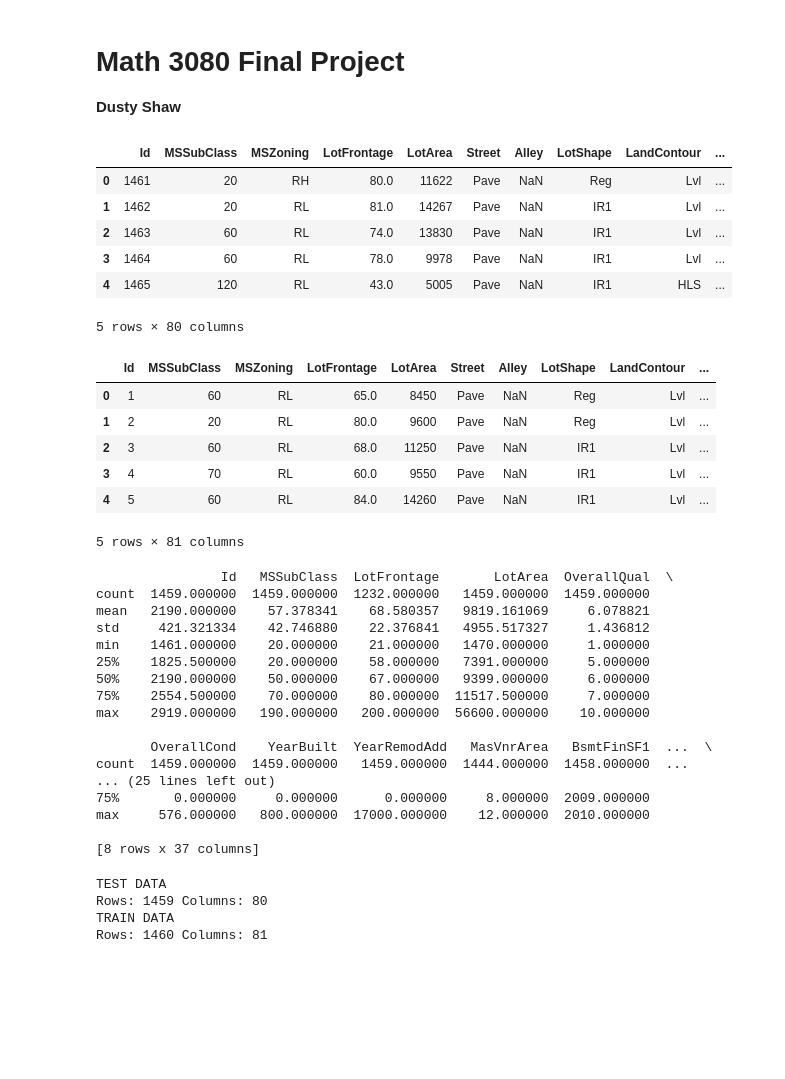
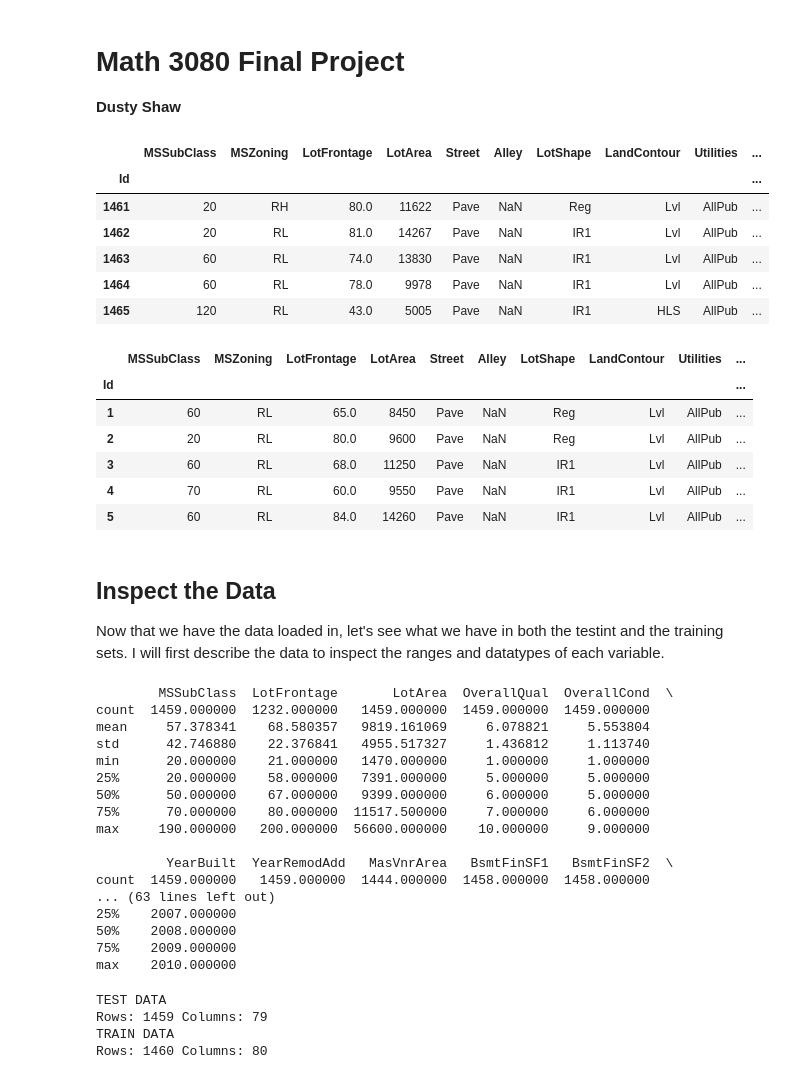
Before and after one commit to dustyshaw/Data_Sci_Final, a Jupyter notebook: Math_3080_Final.ipynb, the cells around one changed output. Cells and saved outputs as stored; diff of their text form; code cells hidden in the pictures; blank space fills up the shorter version.

```diff
--- a/Math_3080_Final.ipynb
+++ b/Math_3080_Final.ipynb
@@ -6,49 +8,53 @@ import pandas as pd
 # %%
 # Load the data
 
-test = pd.read_csv("C:/Users/shust/source/repos/Data_Sci_Final/Data/test.csv");
-train = pd.read_csv("C:/Users/shust/source/repos/Data_Sci_Final/Data/train.csv");
+test = pd.read_csv("Data/test.csv", index_col='Id');
+train = pd.read_csv("Data/train.csv", index_col='Id');
 
 
 display(test.head());
 display(train.head());
 # %% [output]
-|  | Id | MSSubClass | MSZoning | LotFrontage | LotArea | Street | Alley | LotShape | LandContour | ... |
-| 0 | 1461 | 20 | RH | 80.0 | 11622 | Pave | NaN | Reg | Lvl | ... |
-| 1 | 1462 | 20 | RL | 81.0 | 14267 | Pave | NaN | IR1 | Lvl | ... |
-| 2 | 1463 | 60 | RL | 74.0 | 13830 | Pave | NaN | IR1 | Lvl | ... |
-| 3 | 1464 | 60 | RL | 78.0 | 9978 | Pave | NaN | IR1 | Lvl | ... |
-| 4 | 1465 | 120 | RL | 43.0 | 5005 | Pave | NaN | IR1 | HLS | ... |
+|  | MSSubClass | MSZoning | LotFrontage | LotArea | Street | Alley | LotShape | LandContour | Utilities | ... |
+| Id |  |  |  |  |  |  |  |  |  | ... |
+| 1461 | 20 | RH | 80.0 | 11622 | Pave | NaN | Reg | Lvl | AllPub | ... |
+| 1462 | 20 | RL | 81.0 | 14267 | Pave | NaN | IR1 | Lvl | AllPub | ... |
+| 1463 | 60 | RL | 74.0 | 13830 | Pave | NaN | IR1 | Lvl | AllPub | ... |
+| 1464 | 60 | RL | 78.0 | 9978 | Pave | NaN | IR1 | Lvl | AllPub | ... |
+| 1465 | 120 | RL | 43.0 | 5005 | Pave | NaN | IR1 | HLS | AllPub | ... |
-5 rows × 80 columns
-|  | Id | MSSubClass | MSZoning | LotFrontage | LotArea | Street | Alley | LotShape | LandContour | ... |
-| 0 | 1 | 60 | RL | 65.0 | 8450 | Pave | NaN | Reg | Lvl | ... |
-| 1 | 2 | 20 | RL | 80.0 | 9600 | Pave | NaN | Reg | Lvl | ... |
-| 2 | 3 | 60 | RL | 68.0 | 11250 | Pave | NaN | IR1 | Lvl | ... |
-| 3 | 4 | 70 | RL | 60.0 | 9550 | Pave | NaN | IR1 | Lvl | ... |
-| 4 | 5 | 60 | RL | 84.0 | 14260 | Pave | NaN | IR1 | Lvl | ... |
+|  | MSSubClass | MSZoning | LotFrontage | LotArea | Street | Alley | LotShape | LandContour | Utilities | ... |
+| Id |  |  |  |  |  |  |  |  |  | ... |
+| 1 | 60 | RL | 65.0 | 8450 | Pave | NaN | Reg | Lvl | AllPub | ... |
+| 2 | 20 | RL | 80.0 | 9600 | Pave | NaN | Reg | Lvl | AllPub | ... |
+| 3 | 60 | RL | 68.0 | 11250 | Pave | NaN | IR1 | Lvl | AllPub | ... |
+| 4 | 70 | RL | 60.0 | 9550 | Pave | NaN | IR1 | Lvl | AllPub | ... |
+| 5 | 60 | RL | 84.0 | 14260 | Pave | NaN | IR1 | Lvl | AllPub | ... |
-5 rows × 81 columns
+# %% [markdown]
+## Inspect the Data
+
+Now that we have the data loaded in, let's see what we have in both the testint and the training sets. I will first describe the data to inspect the ranges and datatypes of each variable.
 # %%
 # Begin EDA
 
 print(test.describe());
 # %% [output]
-                Id   MSSubClass  LotFrontage       LotArea  OverallQual  \
-count  1459.000000  1459.000000  1232.000000   1459.000000  1459.000000
-mean   2190.000000    57.378341    68.580357   9819.161069     6.078821
-std     421.321334    42.746880    22.376841   4955.517327     1.436812
-min    1461.000000    20.000000    21.000000   1470.000000     1.000000
-25%    1825.500000    20.000000    58.000000   7391.000000     5.000000
-50%    2190.000000    50.000000    67.000000   9399.000000     6.000000
-75%    2554.500000    70.000000    80.000000  11517.500000     7.000000
-max    2919.000000   190.000000   200.000000  56600.000000    10.000000
+        MSSubClass  LotFrontage       LotArea  OverallQual  OverallCond  \
+count  1459.000000  1232.000000   1459.000000  1459.000000  1459.000000
+mean     57.378341    68.580357   9819.161069     6.078821     5.553804
+std      42.746880    22.376841   4955.517327     1.436812     1.113740
+min      20.000000    21.000000   1470.000000     1.000000     1.000000
+25%      20.000000    58.000000   7391.000000     5.000000     5.000000
+50%      50.000000    67.000000   9399.000000     6.000000     5.000000
+75%      70.000000    80.000000  11517.500000     7.000000     6.000000
+max     190.000000   200.000000  56600.000000    10.000000     9.000000
 
-       OverallCond    YearBuilt  YearRemodAdd   MasVnrArea   BsmtFinSF1  ...  \
-count  1459.000000  1459.000000   1459.000000  1444.000000  1458.000000  ...
-... (25 lines left out)
-75%       0.000000     0.000000      0.000000     8.000000  2009.000000
-max     576.000000   800.000000  17000.000000    12.000000  2010.000000
-
-[8 rows x 37 columns]
+         YearBuilt  YearRemodAdd   MasVnrArea   BsmtFinSF1   BsmtFinSF2  \
+count  1459.000000   1459.000000  1444.000000  1458.000000  1458.000000
+... (63 lines left out)
+25%    2007.000000
+50%    2008.000000
+75%    2009.000000
+max    2010.000000
 # %%
 rows, cols = test.shape;
 print("TEST DATA\nRows: "+ str(rows) +" Columns: " + str(cols))
@@ -57,6 +63,6 @@ rows2, cols2 = train.shape;
 print("TRAIN DATA\nRows: "+ str(rows2) +" Columns: " + str(cols2))
 # %% [output]
 TEST DATA
-Rows: 1459 Columns: 80
+Rows: 1459 Columns: 79
 TRAIN DATA
-Rows: 1460 Columns: 81
+Rows: 1460 Columns: 80
```
Also changed, not shown: parts of 13 cells of this notebook.
